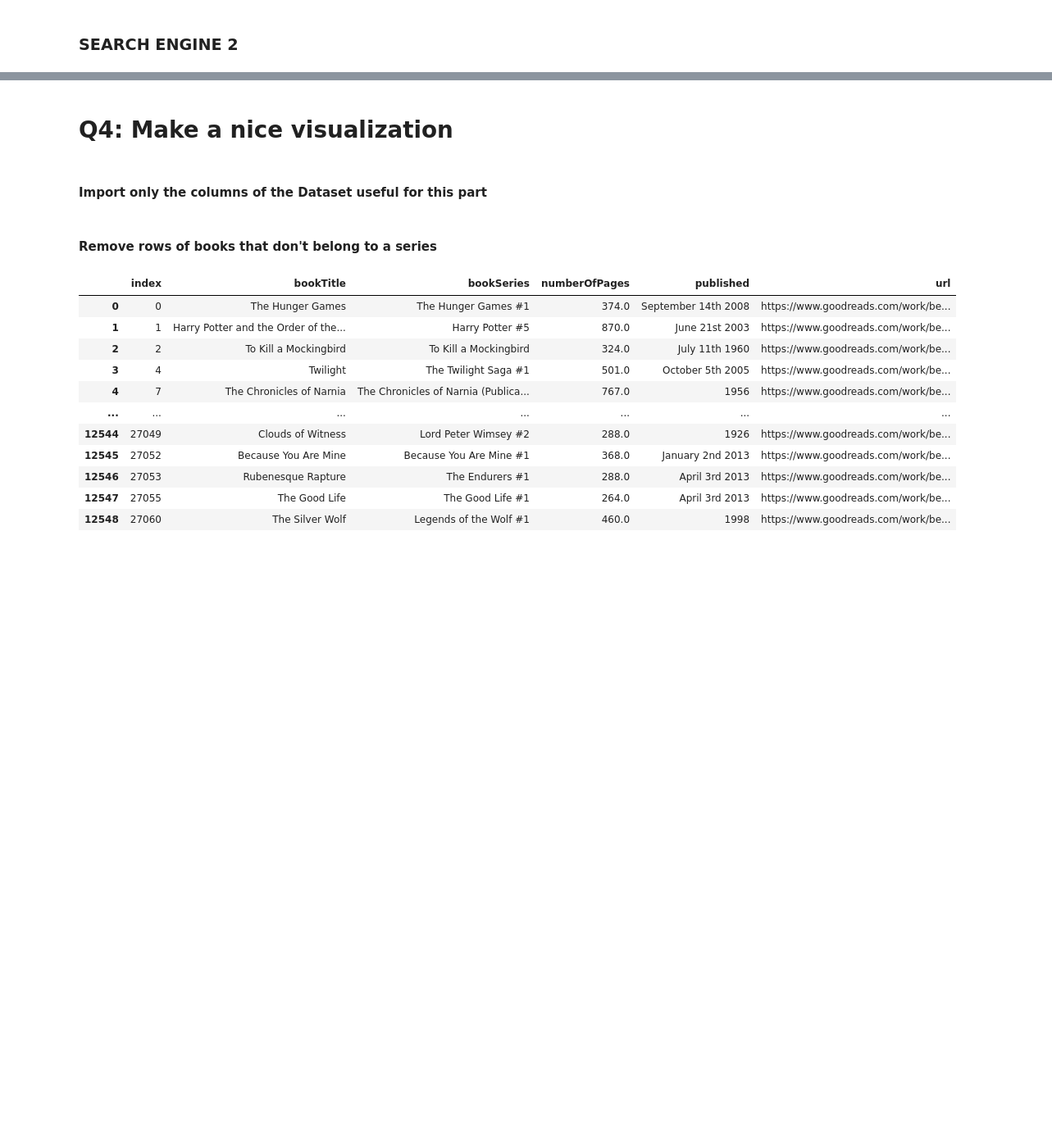
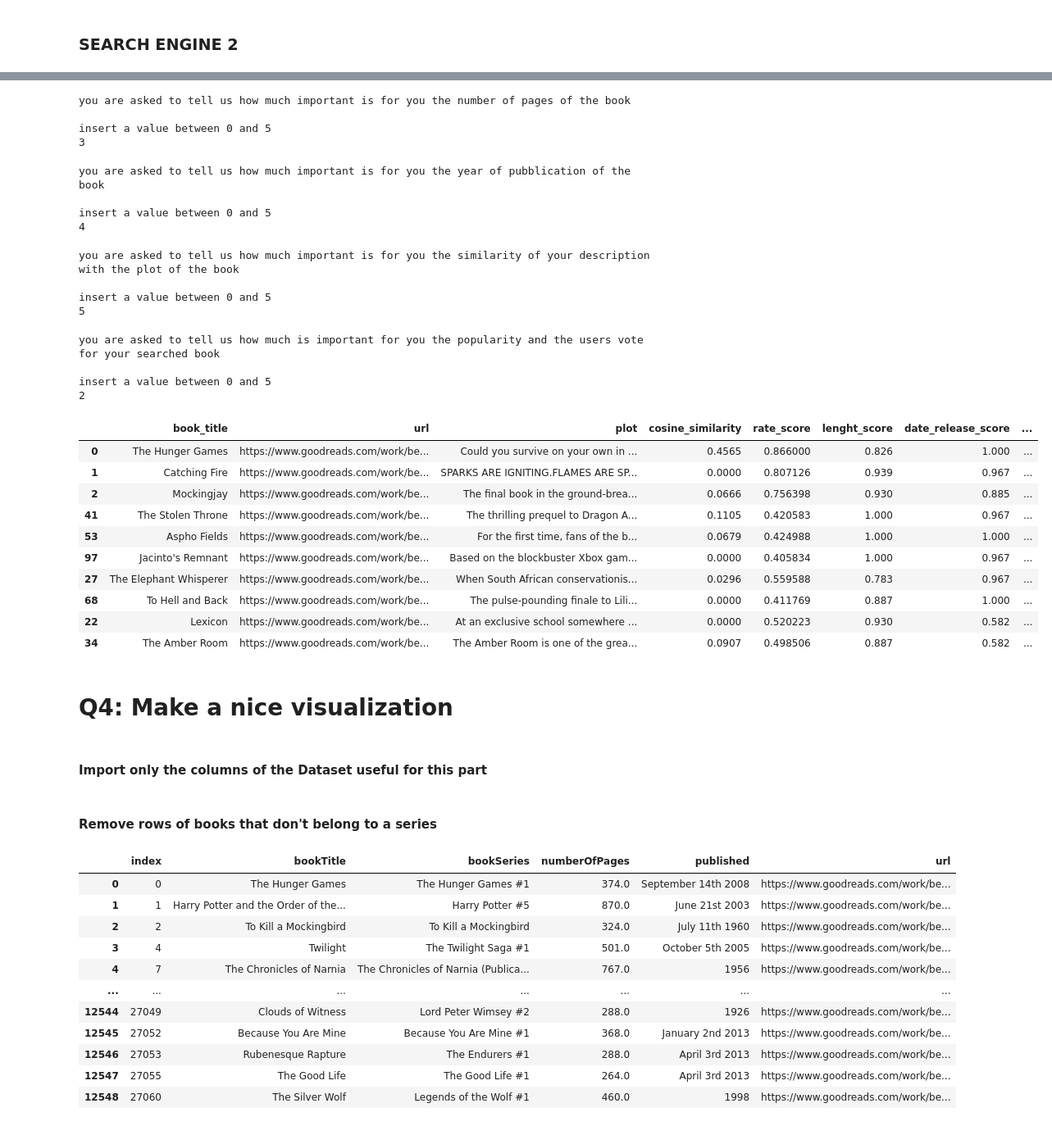
Before and after one commit to giuliacasale/ADM-HW3, a Jupyter notebook: HW3.ipynb, the cells around one changed output, grey strips where cells are left out. Shown at 82% size. Drawn from its saved outputs; the diff is of its cells as text; code cells hidden in the pictures; blank space fills up the shorter version.

```diff
--- a/HW3.ipynb
+++ b/HW3.ipynb
@@ -255,3 +326,55 @@ output2
+# %%
+print("you are asked to tell us how much important is for you the number of pages of the book\n")
+
+k_pages=fn.input_vote()
+# %% [output]
+you are asked to tell us how much important is for you the number of pages of the book
+
+insert a value between 0 and 5
+3
+# %%
+print("you are asked to tell us how much important is for you the year of pubblication of the book\n")
+
+k_date=fn.input_vote()
+# %% [output]
+you are asked to tell us how much important is for you the year of pubblication of the book
+
+insert a value between 0 and 5
+4
+# %%
+print("you are asked to tell us how much important is for you the similarity of your description with the plot of the book\n")
+
+k_cosine=fn.input_vote()
+# %% [output]
+you are asked to tell us how much important is for you the similarity of your description with the plot of the book
+
+insert a value between 0 and 5
+5
+# %%
+print("you are asked to tell us how much is important for you the popularity and the users vote for your searched book\n")
+
+k_rate=fn.input_vote()
+# %% [output]
+you are asked to tell us how much is important for you the popularity and the users vote for your searched book
+
+insert a value between 0 and 5
+2
+# %%
+k_list=[k_pages,k_date,k_cosine,k_rate]
+# %%
+fn.similarity_score(output,cosine_similarity,rate_score,book_lenght_score,publish_date_score,k_list)
+# %% [output]
+|  | book_title | url | plot | cosine_similarity | rate_score | lenght_score | date_release_score | ... |
+| 0 | The Hunger Games | https://www.goodreads.com/work/be... | Could you survive on your own in ... | 0.4565 | 0.866000 | 0.826 | 1.000 | ... |
+| 1 | Catching Fire | https://www.goodreads.com/work/be... | SPARKS ARE IGNITING.FLAMES ARE SP... | 0.0000 | 0.807126 | 0.939 | 0.967 | ... |
+| 2 | Mockingjay | https://www.goodreads.com/work/be... | The final book in the ground-brea... | 0.0666 | 0.756398 | 0.930 | 0.885 | ... |
+| 41 | The Stolen Throne | https://www.goodreads.com/work/be... | The thrilling prequel to Dragon A... | 0.1105 | 0.420583 | 1.000 | 0.967 | ... |
+| 53 | Aspho Fields | https://www.goodreads.com/work/be... | For the first time, fans of the b... | 0.0679 | 0.424988 | 1.000 | 1.000 | ... |
+| 97 | Jacinto's Remnant | https://www.goodreads.com/work/be... | Based on the blockbuster Xbox gam... | 0.0000 | 0.405834 | 1.000 | 0.967 | ... |
+| 27 | The Elephant Whisperer | https://www.goodreads.com/work/be... | When South African conservationis... | 0.0296 | 0.559588 | 0.783 | 0.967 | ... |
+| 68 | To Hell and Back | https://www.goodreads.com/work/be... | The pulse-pounding finale to Lili... | 0.0000 | 0.411769 | 0.887 | 1.000 | ... |
+| 22 | Lexicon | https://www.goodreads.com/work/be... | At an exclusive school somewhere ... | 0.0000 | 0.520223 | 0.930 | 0.582 | ... |
+| 34 | The Amber Room | https://www.goodreads.com/work/be... | The Amber Room is one of the grea... | 0.0907 | 0.498506 | 0.887 | 0.582 | ... |
 # %% [markdown]
 # Q4: Make a nice visualization
 # %% [markdown]
```
Also changed, not shown: parts of 32 cells of this notebook.
